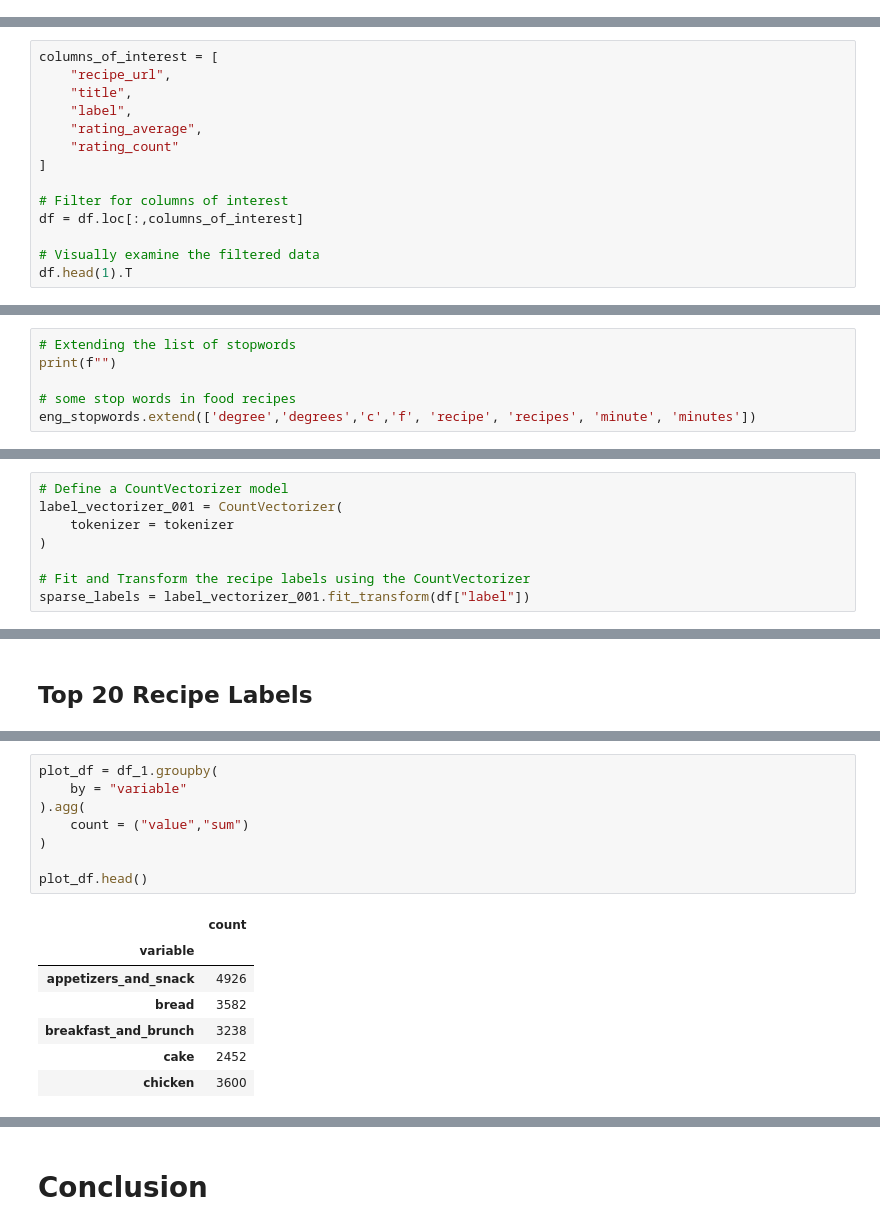
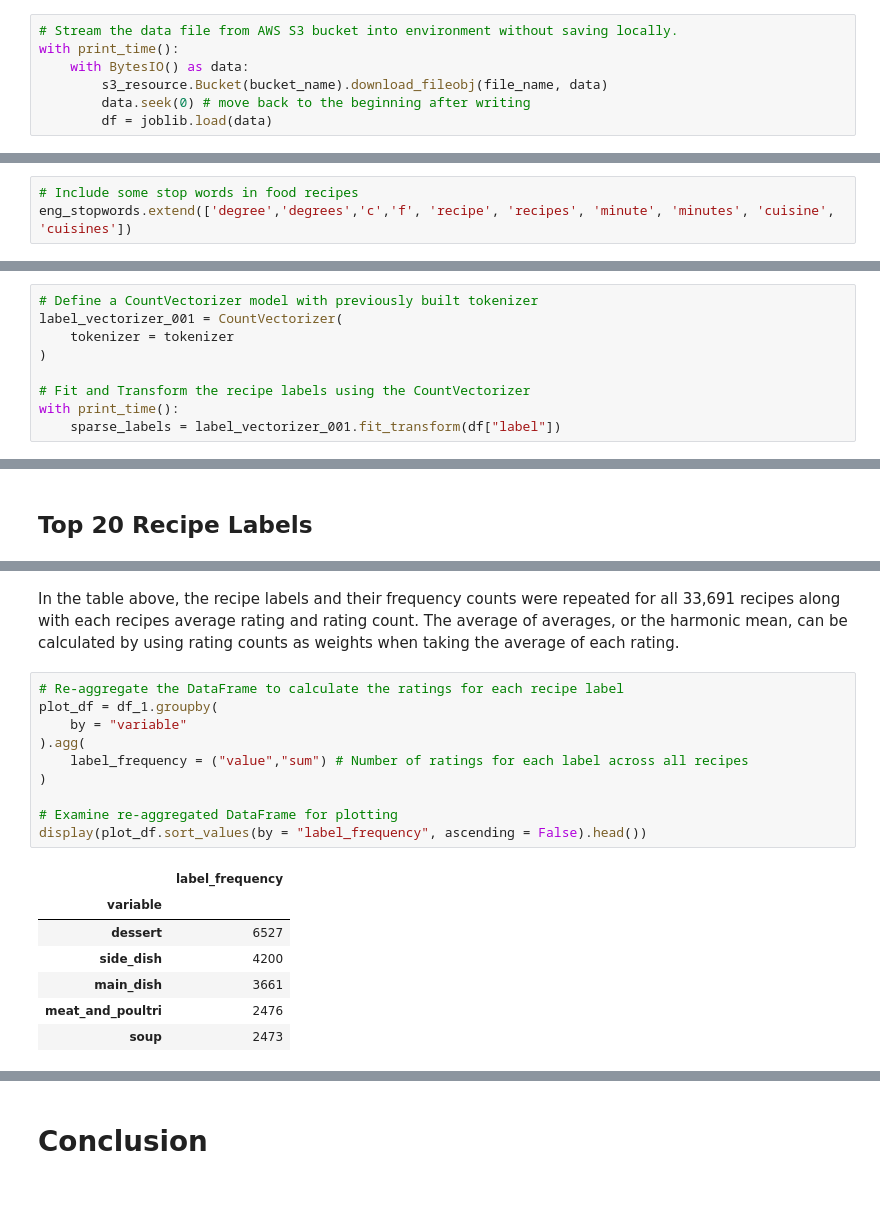
Before and after one commit to andrewyewcy/recipe_classifier, a Jupyter notebook: dev/2023-09-15-text-analysis-with-count-vectorizer.ipynb, the cells around one changed output, grey strips where cells are left out. Saved outputs shown, nothing was run; the diff lists cells and outputs as text; blank space fills up the shorter version.

```diff
--- a/dev/2023-09-15-text-analysis-with-count-vectorizer.ipynb
+++ b/dev/2023-09-15-text-analysis-with-count-vectorizer.ipynb
@@ -82,0 +142,7 @@ df = joblib.load(
+# %%
+# Stream the data file from AWS S3 bucket into environment without saving locally.
+with print_time():
+    with BytesIO() as data:
+        s3_resource.Bucket(bucket_name).download_fileobj(file_name, data)
+        data.seek(0) # move back to the beginning after writing
+        df = joblib.load(data)
@@ -89,14 +156,0 @@ The main columns of interest are the `recipe_url`, `titles`, `label`, `rating_av
-# %%
-columns_of_interest = [
-    "recipe_url",
-    "title",
-    "label",
-    "rating_average",
-    "rating_count"
-]
-
-# Filter for columns of interest
-df = df.loc[:,columns_of_interest]
-
-# Visually examine the filtered data
-df.head(1).T
@@ -434,7 +531,4 @@ print(eng_stopwords[0:10])
 # %%
-# Extending the list of stopwords
-print(f"")
-
-# some stop words in food recipes
-eng_stopwords.extend(['degree','degrees','c','f', 'recipe', 'recipes', 'minute', 'minutes'])
+# Include some stop words in food recipes
+eng_stopwords.extend(['degree','degrees','c','f', 'recipe', 'recipes', 'minute', 'minutes', 'cuisine', 'cuisines'])
 # %% [markdown]
@@ -599,8 +707,9 @@ The CountVectorizer vectorized the recipe labels into counts of tokens. Note tha
 # %%
-# Define a CountVectorizer model
+# Define a CountVectorizer model with previously built tokenizer
 label_vectorizer_001 = CountVectorizer(
     tokenizer = tokenizer
 )
 
 # Fit and Transform the recipe labels using the CountVectorizer
-sparse_labels = label_vectorizer_001.fit_transform(df["label"])
+with print_time():
+    sparse_labels = label_vectorizer_001.fit_transform(df["label"])
@@ -727,19 +889,23 @@ df_1.head()
 | 2 | Mississippi Chicken | 4.8 | 4 | dessert | 0 |
 | 3 | Lasagna Flatbread | 4.5 | 42 | dessert | 0 |
 | 4 | Prosciutto-Wrapped Pork Tenderloi... | 4.8 | 12 | dessert | 0 |
+# %% [markdown]
+In the table above, the recipe labels and their frequency counts were repeated for all 33,691 recipes along with each recipes average rating and rating count. The average of averages, or the harmonic mean, can be calculated by using rating counts as weights when taking the average of each rating.
 # %%
+# Re-aggregate the DataFrame to calculate the ratings for each recipe label
 plot_df = df_1.groupby(
     by = "variable"
 ).agg(
-    count = ("value","sum")
+    label_frequency = ("value","sum") # Number of ratings for each label across all recipes
 )
 
-plot_df.head()
+# Examine re-aggregated DataFrame for plotting
+display(plot_df.sort_values(by = "label_frequency", ascending = False).head())
 # %% [output]
-|  | count |
+|  | label_frequency |
 | variable |  |
-| appetizers_and_snack | 4926 |
-| bread | 3582 |
-| breakfast_and_brunch | 3238 |
-| cake | 2452 |
-| chicken | 3600 |
+| dessert | 6527 |
+| side_dish | 4200 |
+| main_dish | 3661 |
+| meat_and_poultri | 2476 |
+| soup | 2473 |
```
Also changed, not shown: parts of 89 cells of this notebook, 1 other file.
